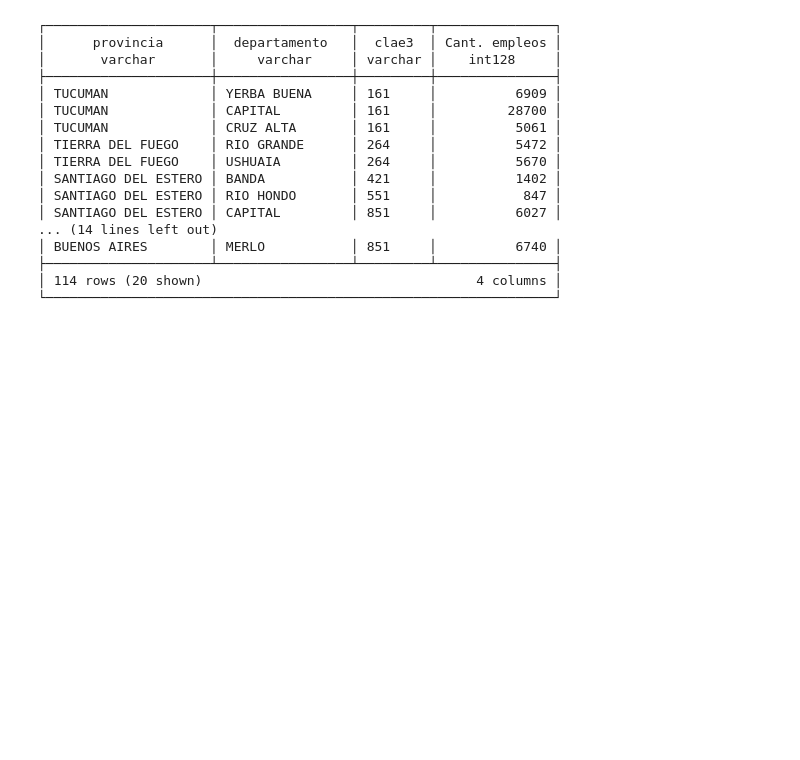
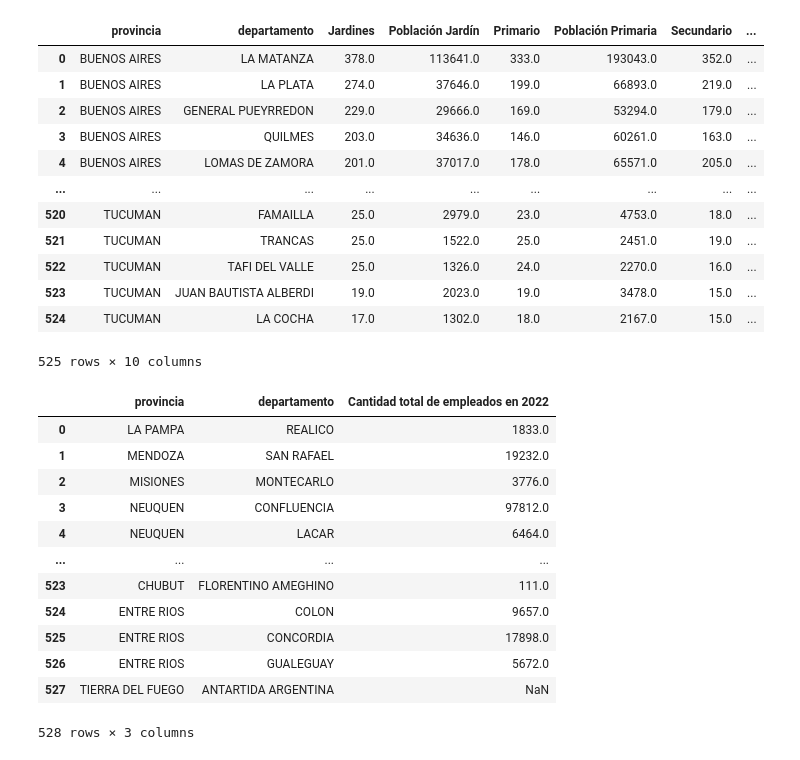
Before and after one commit to FrancoCabrera4/TP_LABO_DATOS, a Jupyter notebook: queries.ipynb, the cells around one changed output. Saved outputs shown, nothing was run; the diff lists cells and outputs as text; code cells hidden in the pictures; blank space fills up the shorter version.

```diff
--- a/queries.ipynb
+++ b/queries.ipynb
@@ -206,4 +244,9 @@ actividad_departamento = db.query(query10)
 # %%
+# SECCION QUERIES
+
+# Se hace la consulta sobre la tabla departamento y luego se hacen joins sobre las subqueries que procesaron los datos pedidos por medio de la función de
+# agregación SUM.
+
 res_query1 = """
         SELECT prov.provincia, dep.departamento, est_ed.Jardines, pob.casos_jardin AS "Población Jardín",
         est_ed.Primario, pob.casos_primaria AS "Población Primaria", est_ed.Secundario, pob.casos_secundario AS "Población Secundario",
@@ -229,10 +272,14 @@ res_query1 = """
                    SUM(CASE WHEN edad >= 18 AND edad <= 21 THEN casos ELSE 0 END) AS "casos_SNU"
                    FROM poblacion_departamento
                    GROUP BY id_departamento) pob ON dep.id_departamento = pob.id_departamento
+        WHERE est_ed.Jardines IS NOT NULL AND pob.casos_jardin IS NOT NULL
         ORDER BY prov.provincia, est_ed.Jardines DESC
 """
 
-result1 = db.query(res_query1)
+result1 = db.query(res_query1).to_df()
+
+# Se obtienen los departamentos y la cantidad de empleos haciendo un simple join entre estas tablas.
+
 
 res_query2 = """
         SELECT prov.provincia, dep.departamento, empleo AS "Cantidad total de empleados en 2022"
@@ -244,11 +291,14 @@ res_query2 = """
         ON dep.id_departamento = act.id_departamento
 """
 
-result2 = db.query(res_query2)
+result2 = db.query(res_query2).to_df()
+
+# Se seleccionan los departamentos y luego se hacen los joins con las tablas de actividad y población utilizando la función de agregación
+# SUM en cada caso para obtener lo pedido.
 
 res_query3 = """
         SELECT prov.provincia, dep.departamento, act.expo_mujeres AS "Cant_Expo_Mujeres",
-        act.expo_comun AS "Cant_EE", pob.poblacion
+        est_EE.cant_EE AS "Cant_EE", pob.poblacion
         FROM departamento_catalogo dep
         INNER JOIN provincia_catalogo prov ON dep.id_provincia = prov.id_provincia
         LEFT JOIN (SELECT id_departamento,
@@ -263,10 +313,20 @@ res_query3 = """
                    FROM poblacion_departamento
                    GROUP BY id_departamento) pob
         ON dep.id_departamento = pob.id_departamento
+        LEFT JOIN (SELECT
+                   id_departamento,
+                   COUNT(CUE_Establecimiento) AS cant_EE
+                   FROM establecimiento_ubicacion est_ub
+                   GROUP BY id_departamento) est_EE
+        ON dep.id_departamento = est_EE.id_departamento
         ORDER BY "Cant_EE" DESC, provincia ASC, departamento DESC
 """
 
-result3 = db.query(res_query3)
+result3 = db.query(res_query3).to_df()
+
+# Las primeras 3 subqueries seleccionan: la cantidad de empleos en cada provincia, la cantidad de departamentos en cada provincia y la cantidad de empleos
+# en cada departamento. Finalmente la última subquery selecciona la clae6 por departamento que maximiza la cantidad de empleos. Luego el resultado final
+# filtra por los departamentos que superan el promedio computado y se ordena los resultados de acuerdo a las provincias.
 
 res_query4 = """
                 SELECT prov.provincia, empleos_departamento.departamento,
@@ -290,48 +350,62 @@ res_query4 = """
                 INNER JOIN
                 (
                     SELECT dep.id_provincia, dep.id_departamento, dep.departamento, SUM(empleo) AS empleo_departamento
                     FROM actividad_departamento act
                     INNER JOIN departamento_catalogo dep ON act.id_departamento = dep.id_departamento
                     GROUP BY dep.id_departamento, dep.id_provincia, dep.departamento
                 ) empleos_departamento
                 ON empleos_provincia.id_provincia = empleos_departamento.id_provincia
                 INNER JOIN
                 (
                     SELECT max_empleo_clae6.id_departamento AS id_departamento, empleo_clae6.clae6 AS clae6, max_empleo_clae6.empleo AS empleo
                     FROM
                     (SELECT id_departamento, MAX(empleo) AS empleo FROM
                         (SELECT act.id_departamento, act.clae6, SUM(act.empleo) AS empleo
                         FROM actividad_departamento act
                         GROUP BY act.id_departamento, act.clae6)
                     GROUP BY id_departamento) max_empleo_clae6
                     INNER JOIN
                         (SELECT act.id_departamento, act.clae6, SUM(act.empleo) AS empleo
                         FROM actividad_departamento act
                         GROUP BY act.id_departamento, act.clae6) empleo_clae6
                     ON max_empleo_clae6.empleo = empleo_clae6.empleo AND max_empleo_clae6.id_departamento = empleo_clae6.id_departamento
                 ) departamento_max_clae6
                 ON empleos_departamento.id_departamento = departamento_max_clae6.id_departamento
                 INNER JOIN provincia_catalogo prov ON empleos_provincia.id_provincia = prov.id_provincia
                 WHERE empleos_departamento.empleo_departamento > empleos_provincia.empleo / departamentos_provincia.cantidad_departamentos
                 ORDER BY provincia DESC
 """
 
-result4 = db.query(res_query4)
+result4 = db.query(res_query4).to_df()
+
+display(result1)
+display(result2)
+display(result3)
+display(result4)
 # %% [output]
+|  | provincia | departamento | Jardines | Población Jardín | Primario | Población Primaria | Secundario | ... |
+| 0 | BUENOS AIRES | LA MATANZA | 378.0 | 113641.0 | 333.0 | 193043.0 | 352.0 | ... |
+| 1 | BUENOS AIRES | LA PLATA | 274.0 | 37646.0 | 199.0 | 66893.0 | 219.0 | ... |
+| 2 | BUENOS AIRES | GENERAL PUEYRREDON | 229.0 | 29666.0 | 169.0 | 53294.0 | 179.0 | ... |
+| 3 | BUENOS AIRES | QUILMES | 203.0 | 34636.0 | 146.0 | 60261.0 | 163.0 | ... |
+| 4 | BUENOS AIRES | LOMAS DE ZAMORA | 201.0 | 37017.0 | 178.0 | 65571.0 | 205.0 | ... |
+| ... | ... | ... | ... | ... | ... | ... | ... | ... |
+| 520 | TUCUMAN | FAMAILLA | 25.0 | 2979.0 | 23.0 | 4753.0 | 18.0 | ... |
+| 521 | TUCUMAN | TRANCAS | 25.0 | 1522.0 | 25.0 | 2451.0 | 19.0 | ... |
+| 522 | TUCUMAN | TAFI DEL VALLE | 25.0 | 1326.0 | 24.0 | 2270.0 | 16.0 | ... |
+| 523 | TUCUMAN | JUAN BAUTISTA ALBERDI | 19.0 | 2023.0 | 19.0 | 3478.0 | 15.0 | ... |
+| 524 | TUCUMAN | LA COCHA | 17.0 | 1302.0 | 18.0 | 2167.0 | 15.0 | ... |
-┌─────────────────────┬─────────────────┬─────────┬───────────────┐
-│      provincia      │  departamento   │  clae3  │ Cant. empleos │
-│       varchar       │     varchar     │ varchar │    int128     │
-├─────────────────────┼─────────────────┼─────────┼───────────────┤
-│ TUCUMAN             │ YERBA BUENA     │ 161     │          6909 │
-│ TUCUMAN             │ CAPITAL         │ 161     │         28700 │
-│ TUCUMAN             │ CRUZ ALTA       │ 161     │          5061 │
-│ TIERRA DEL FUEGO    │ RIO GRANDE      │ 264     │          5472 │
-│ TIERRA DEL FUEGO    │ USHUAIA         │ 264     │          5670 │
-│ SANTIAGO DEL ESTERO │ BANDA           │ 421     │          1402 │
-│ SANTIAGO DEL ESTERO │ RIO HONDO       │ 551     │           847 │
-│ SANTIAGO DEL ESTERO │ CAPITAL         │ 851     │          6027 │
-... (14 lines left out)
-│ BUENOS AIRES        │ MERLO           │ 851     │          6740 │
-├─────────────────────┴─────────────────┴─────────┴───────────────┤
-│ 114 rows (20 shown)                                   4 columns │
-└─────────────────────────────────────────────────────────────────┘
+525 rows × 10 columns
+|  | provincia | departamento | Cantidad total de empleados en 2022 |
+| 0 | LA PAMPA | REALICO | 1833.0 |
+| 1 | MENDOZA | SAN RAFAEL | 19232.0 |
+| 2 | MISIONES | MONTECARLO | 3776.0 |
+| 3 | NEUQUEN | CONFLUENCIA | 97812.0 |
+| 4 | NEUQUEN | LACAR | 6464.0 |
+| ... | ... | ... | ... |
+| 523 | CHUBUT | FLORENTINO AMEGHINO | 111.0 |
+| 524 | ENTRE RIOS | COLON | 9657.0 |
+| 525 | ENTRE RIOS | CONCORDIA | 17898.0 |
+| 526 | ENTRE RIOS | GUALEGUAY | 5672.0 |
+| 527 | TIERRA DEL FUEGO | ANTARTIDA ARGENTINA | NaN |
+528 rows × 3 columns
```
Also changed, not shown: parts of 5 cells of this notebook, 1 other file.
